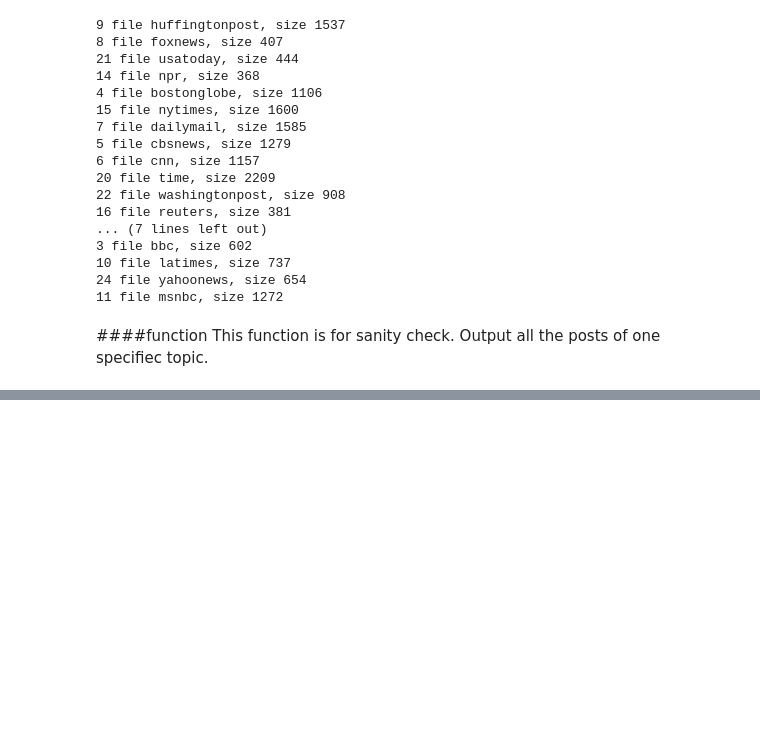
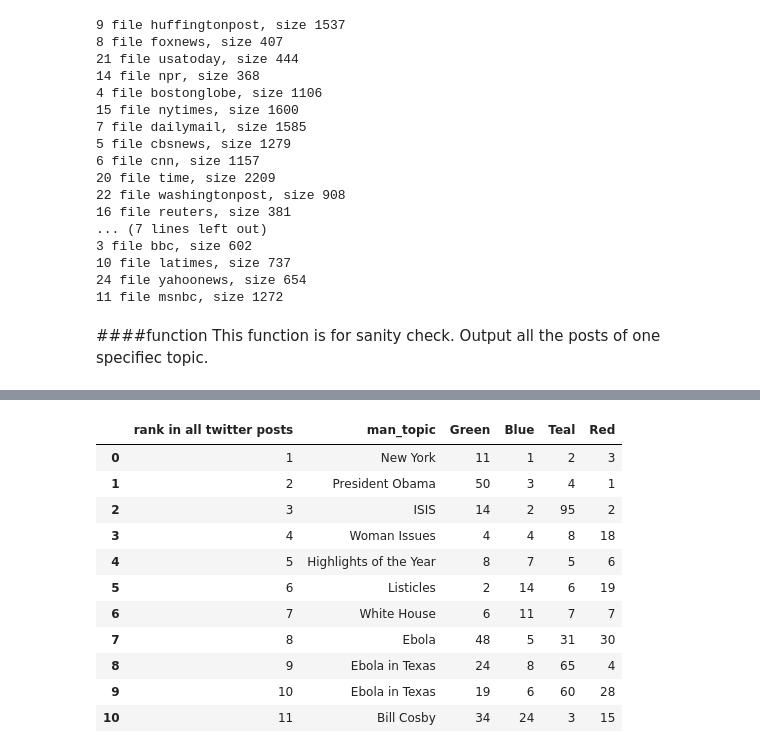
Before and after one commit to micahlanier/social-news, a Jupyter notebook: book/6_TopicModeling.ipynb, the cells around one changed output, grey strips where cells are left out. Saved outputs shown, nothing was run; the diff lists cells and outputs as text; code cells hidden in the pictures; blank space fills up the shorter version.

```diff
--- a/book/6_TopicModeling.ipynb
+++ b/book/6_TopicModeling.ipynb
@@ -614,0 +655,3 @@ fb_orgtopictrank = []
+# %%
+tw_top10_df = mantopictop(tw_top_topics, tw_man_topics)
+tw_top10_df[['rank', 'man_topic']].head(10)
@@ -614,0 +723,17 @@ fb_orgtopictrank = []
+# %%
+tw_orgtopicrank = orgtopicrank(tw_top10_df, tw_orgtopictrank)
+tw_orgtopicrank.rename(columns={'rank':'rank in all twitter posts'}, inplace=True)
+tw_orgtopicrank[['rank in all twitter posts', 'man_topic', clusterNames[0], clusterNames[1], clusterNames[2], clusterNames[3]]]
+# %% [output]
+|  | rank in all twitter posts | man_topic | Green | Blue | Teal | Red |
+| 0 | 1 | New York | 11 | 1 | 2 | 3 |
+| 1 | 2 | President Obama | 50 | 3 | 4 | 1 |
+| 2 | 3 | ISIS | 14 | 2 | 95 | 2 |
+| 3 | 4 | Woman Issues | 4 | 4 | 8 | 18 |
+| 4 | 5 | Highlights of the Year | 8 | 7 | 5 | 6 |
+| 5 | 6 | Listicles | 2 | 14 | 6 | 19 |
+| 6 | 7 | White House | 6 | 11 | 7 | 7 |
+| 7 | 8 | Ebola | 48 | 5 | 31 | 30 |
+| 8 | 9 | Ebola in Texas | 24 | 8 | 65 | 4 |
+| 9 | 10 | Ebola in Texas | 19 | 6 | 60 | 28 |
+| 10 | 11 | Bill Cosby | 34 | 24 | 3 | 15 |
```
Also changed, not shown: parts of 23 cells of this notebook.
